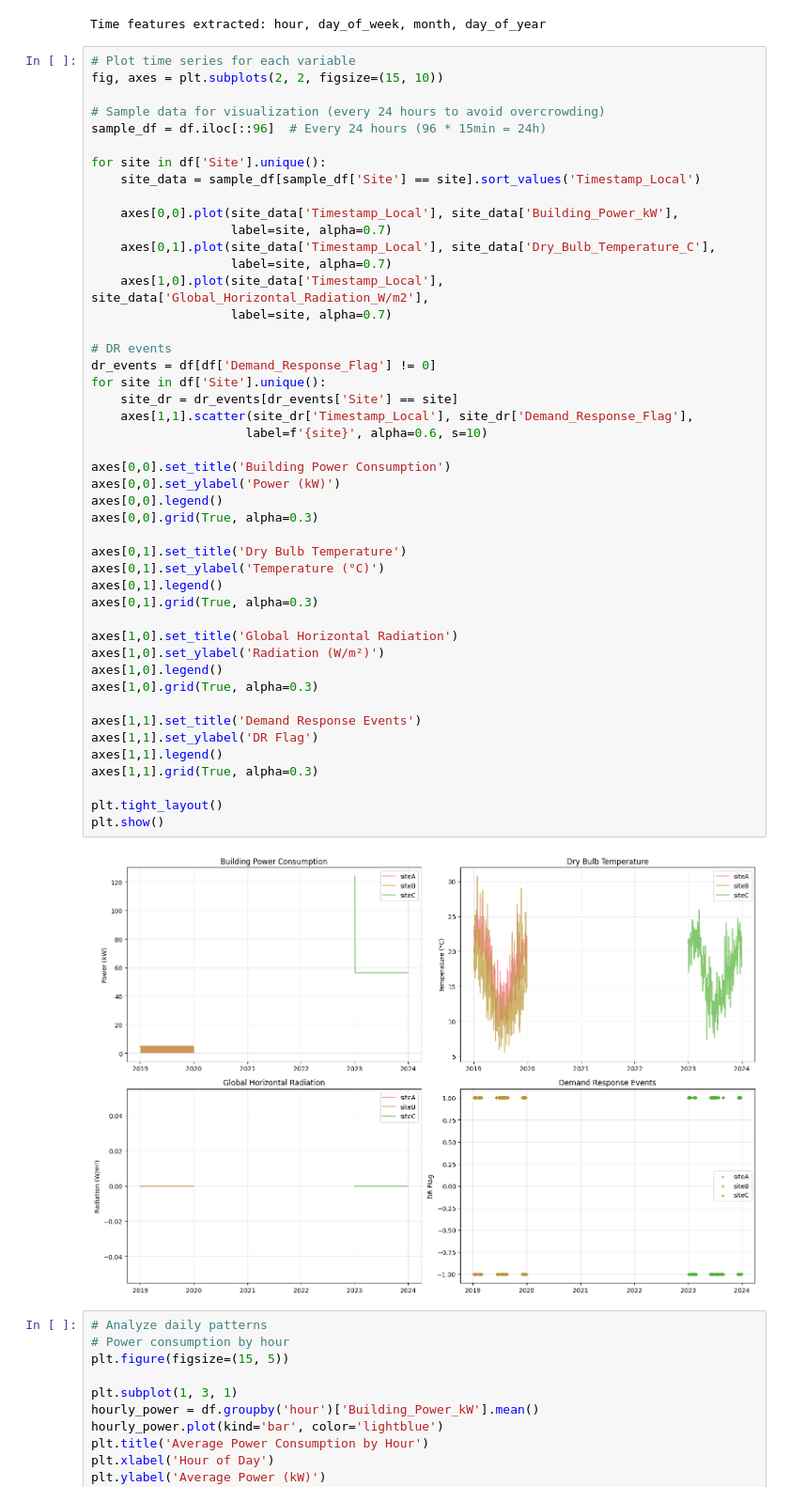
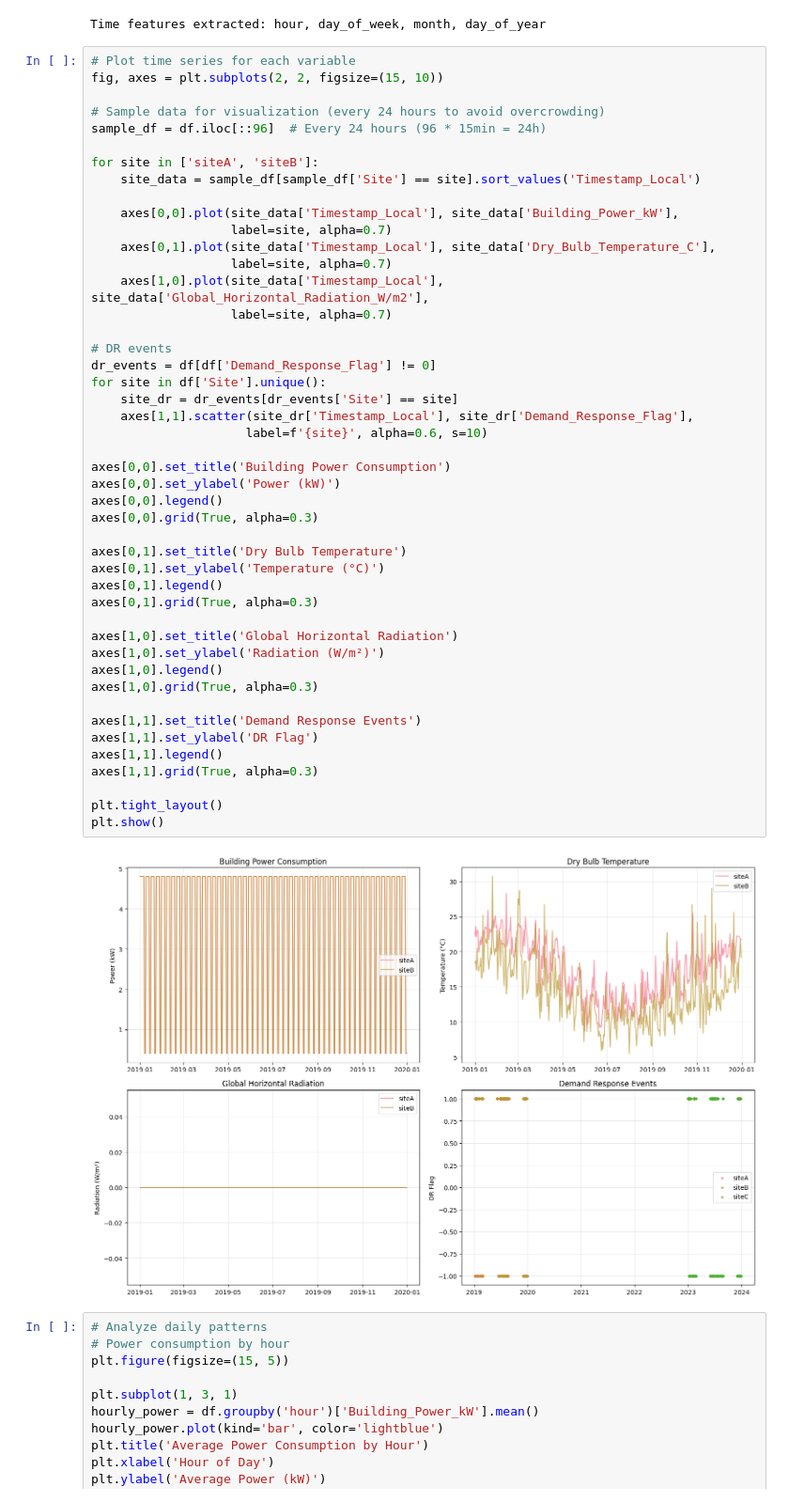
Before and after one commit to xXTime-OnXx/aicomp-flextrack, a Jupyter notebook: notebooks/data.ipynb, the cells around one changed output. Shown: that part at 94% size. Drawn from its saved outputs; the diff is of its cells as text.

```diff
--- a/notebooks/data.ipynb
+++ b/notebooks/data.ipynb
@@ -180,7 +180,7 @@ fig, axes = plt.subplots(2, 2, figsize=(15, 10))
 # Sample data for visualization (every 24 hours to avoid overcrowding)
 sample_df = df.iloc[::96]  # Every 24 hours (96 * 15min = 24h)
 
-for site in df['Site'].unique():
+for site in ['siteA', 'siteB']:
     site_data = sample_df[sample_df['Site'] == site].sort_values('Timestamp_Local')
 
     axes[0,0].plot(site_data['Timestamp_Local'], site_data['Building_Power_kW'],
@@ -193,34 +193,34 @@ for site in df['Site'].unique():
 # DR events
 dr_events = df[df['Demand_Response_Flag'] != 0]
 for site in df['Site'].unique():
     site_dr = dr_events[dr_events['Site'] == site]
     axes[1,1].scatter(site_dr['Timestamp_Local'], site_dr['Demand_Response_Flag'],
                      label=f'{site}', alpha=0.6, s=10)
 
 axes[0,0].set_title('Building Power Consumption')
 axes[0,0].set_ylabel('Power (kW)')
 axes[0,0].legend()
 axes[0,0].grid(True, alpha=0.3)
 
 axes[0,1].set_title('Dry Bulb Temperature')
 axes[0,1].set_ylabel('Temperature (°C)')
 axes[0,1].legend()
 axes[0,1].grid(True, alpha=0.3)
 
 axes[1,0].set_title('Global Horizontal Radiation')
 axes[1,0].set_ylabel('Radiation (W/m²)')
 axes[1,0].legend()
 axes[1,0].grid(True, alpha=0.3)
 
 axes[1,1].set_title('Demand Response Events')
 axes[1,1].set_ylabel('DR Flag')
 axes[1,1].legend()
 axes[1,1].grid(True, alpha=0.3)
 
 plt.tight_layout()
 plt.show()
 # %% [output]
-[figure, old version]
+[figure, new version]
 # %%
 # Analyze daily patterns
 # Power consumption by hour
```
Also changed, not shown: 11 other files.
